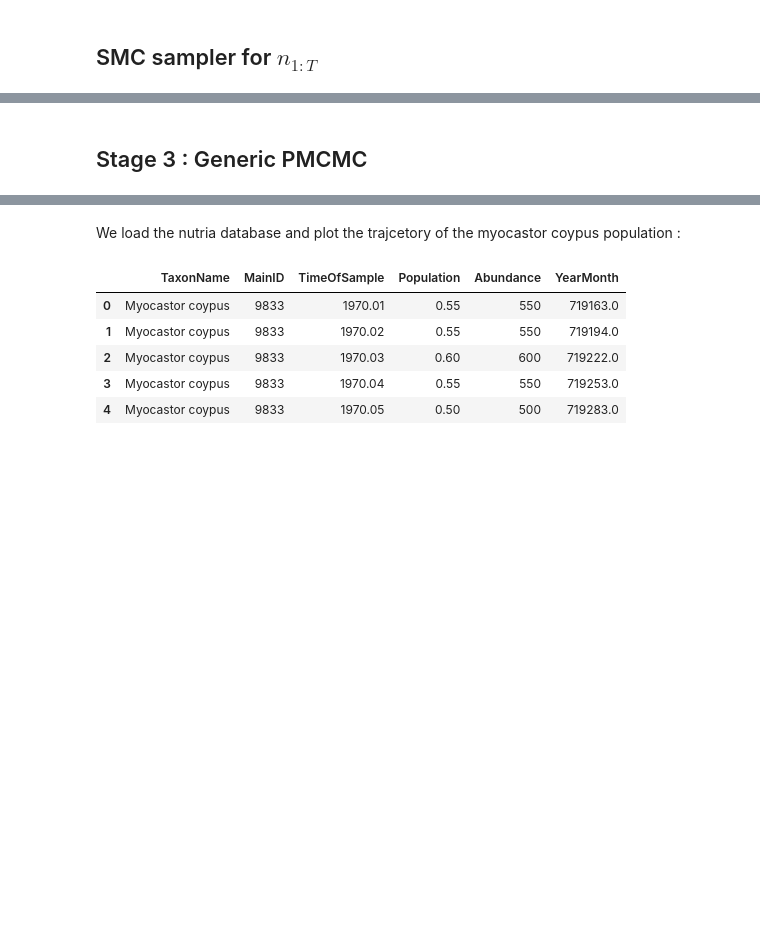
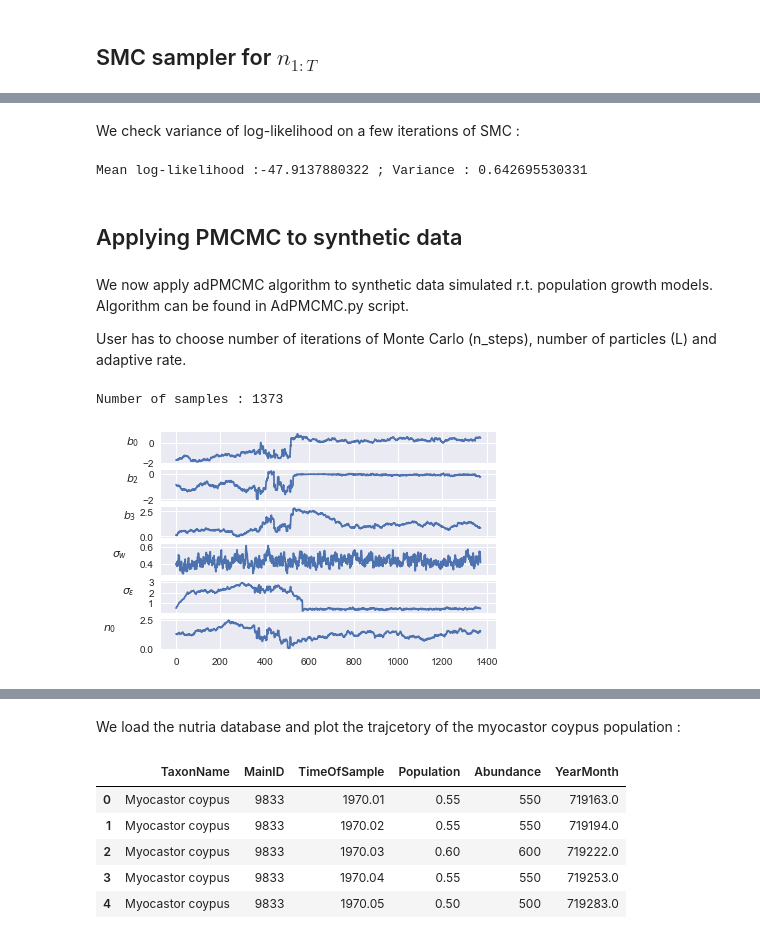
Before and after one commit to NicolasSchreuder/AdPMCMC_project, a Jupyter notebook: scripts/main.ipynb, the cells around one changed output, grey strips where cells are left out. Cells and saved outputs as stored; diff of their text form; code cells hidden in the pictures; blank space fills up the shorter version.

```diff
--- a/scripts/main.ipynb
+++ b/scripts/main.ipynb
@@ -100,30 +133,49 @@ print(log_marginal_likelihood)
+# %% [markdown]
+We check variance of log-likelihood on a few iterations of SMC :
 # %%
-%load_ext line_profiler
-%lprun -f SMC SMC(Y, T, L, n_0,model,sigma_eps, sigma_w,B_0=b_0,B_2=b_2,B_3=b_3)
+vect_likelihood = []
+iterations = 100
+for i in range(iterations):
+    log_particles, log_W, log_marginal_likelihood = SMC(Y, T, L, n_0,model,sigma_eps, sigma_w,B_0=b_0,B_2=b_2,B_3=b_3)
+    vect_likelihood.append(log_marginal_likelihood)
+print('Mean log-likelihood :' + str(np.mean(vect_likelihood))+' ; Variance : '+str(np.var(vect_likelihood)))
+# %% [output]
+Mean log-likelihood :-47.9137880322 ; Variance : 0.642695530331
-# %% [markdown]
-## Stage 3 : Generic PMCMC
+# %% [markdown]
+##  Applying PMCMC to synthetic data
+# %% [markdown]
+We now apply adPMCMC algorithm to synthetic data simulated r.t. population growth models. Algorithm can be found in AdPMCMC.py script.
+
+User has to choose number of iterations of Monte Carlo (n_steps), number of particles (L) and adaptive rate.
 # %%
-n_steps = 10000 # number of iterations
-L = 150 # number of particles
-adaptive_rate = 0.5  # adaptive rate (set to 0 for non-adaptive proposal)
-
-theta_hist_M0 = AdPMCMC('M0',n_steps, T, adaptive_rate, Y, L, n_0)
+model ='M2'
+n_steps = 10000 # Number of iterations
+L = 150 # Number of particles
+adaptive_rate = 0.5  # Adaptive rate (set to 0 for non-adaptive proposal)
 # %%
-theta_hist_M2 = AdPMCMC('M2',n_steps, T, adaptive_rate, Y, L, n_0)
+theta_hist = AdPMCMC(model,n_steps, T, adaptive_rate, Y, L, n_0)
+# %% [output]
+Number of samples : 1373
 # %%
+# 1373 samples accepted over 10k iterations
 # burn-in time
-theta_history_M0 = np.array(theta_hist_M0[1000:])
-theta_history_M2 = np.array(theta_hist_M2[1000:])
+theta_history = np.array(theta_hist[1000:])
 # %%
 # Two subplots, the axes array is 1-d
-f, axarr = plt.subplots(4, sharex=True)
-axarr[0].plot(theta_history_M0[:, 0])
+f, axarr = plt.subplots(6, sharex=True)
+axarr[0].plot(theta_history[:, 0])
 axarr[0].set_ylabel(r'$b_0$', rotation=0, labelpad=10)
-axarr[1].plot(theta_history_M0[:, 1])
-axarr[1].set_ylabel(r'$\sigma_w$', rotation=0, labelpad=20)
-axarr[2].plot(theta_history_M0[:, 2])
-axarr[2].set_ylabel(r'$\sigma_\epsilon$', rotation=0, labelpad=20)
-axarr[3].plot(theta_history_M0[:, 3])
-axarr[3].set_ylabel(r'$n_0$', rotation=0, labelpad=30)
-savefig('MCMC.png')
+axarr[1].plot(theta_history[:, 1])
+axarr[1].set_ylabel(r'$b_2$', rotation=0, labelpad=10)
+axarr[2].plot(theta_history[:, 2])
+axarr[2].set_ylabel(r'$b_3$', rotation=0, labelpad=10)
+axarr[3].plot(theta_history[:, 3])
+axarr[3].set_ylabel(r'$\sigma_w$', rotation=0, labelpad=20)
+axarr[4].plot(theta_history[:, 4])
+axarr[4].set_ylabel(r'$\sigma_\epsilon$', rotation=0, labelpad=20)
+axarr[5].plot(theta_history[:, 5])
+axarr[5].set_ylabel(r'$n_0$', rotation=0, labelpad=30)
+savefig('MCMC_M2.png')
+# %% [output]
+[figure, added]
 # %%
```
Also changed, not shown: parts of 29 cells of this notebook, 13 other files.
